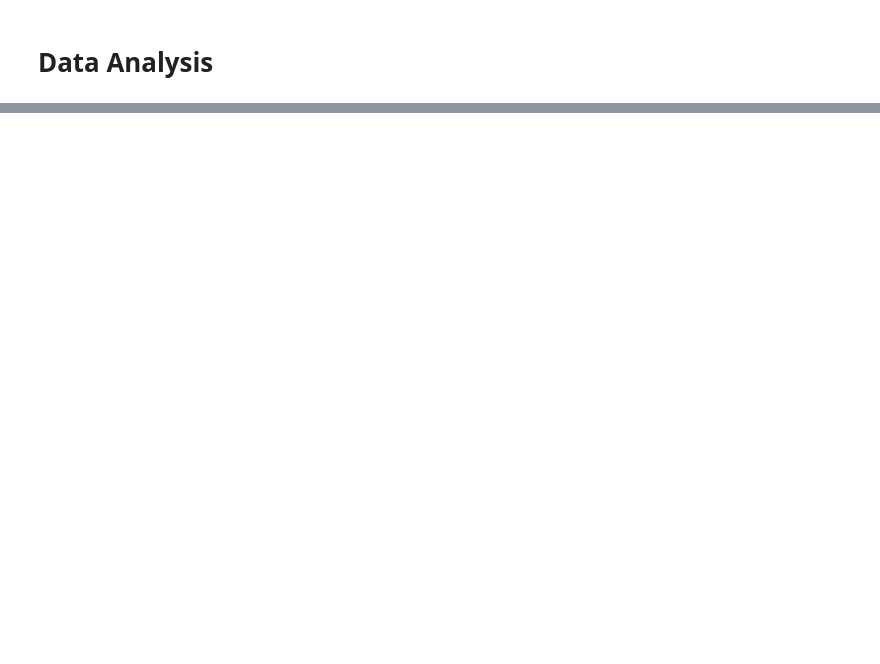
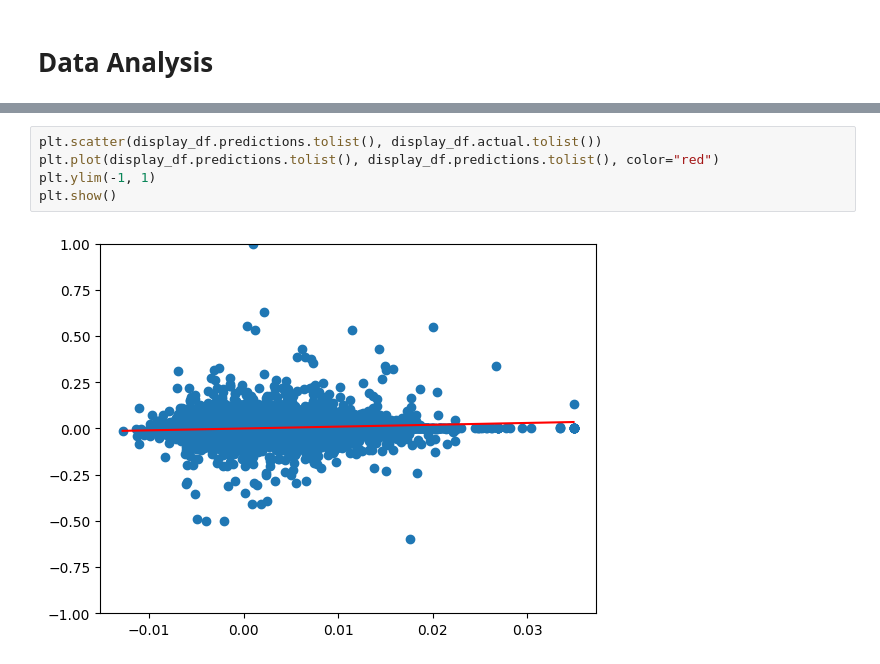
Before and after one commit to Evan-B-Warner/IndicatorAnalysis, a Jupyter notebook: advanced_modelling/model_analysis.ipynb, the cells around one changed output, grey strips where cells are left out. Saved outputs shown, nothing was run; the diff lists cells and outputs as text; blank space fills up the shorter version.

```diff
--- a/advanced_modelling/model_analysis.ipynb
+++ b/advanced_modelling/model_analysis.ipynb
@@ -170,0 +257,7 @@ results[(results["true"] > -0.01) & (results["true"] < 0.01)]
+# %%
+plt.scatter(display_df.predictions.tolist(), display_df.actual.tolist())
+plt.plot(display_df.predictions.tolist(), display_df.predictions.tolist(), color="red")
+plt.ylim(-1, 1)
+plt.show()
+# %% [output]
+[figure, added]
```
Also changed, not shown: parts of 41 cells of this notebook, 2 other files.
